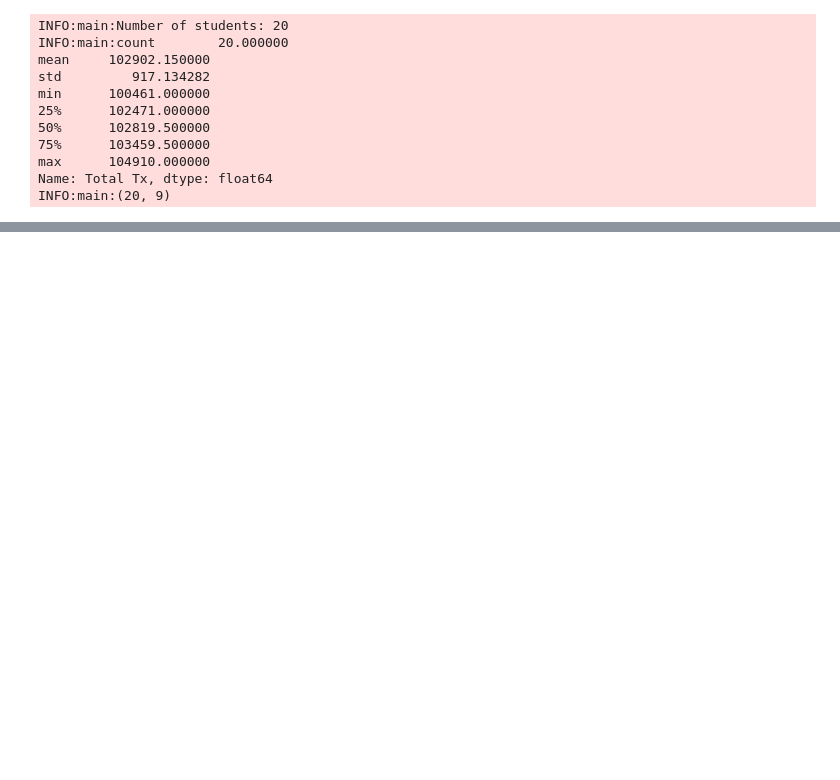
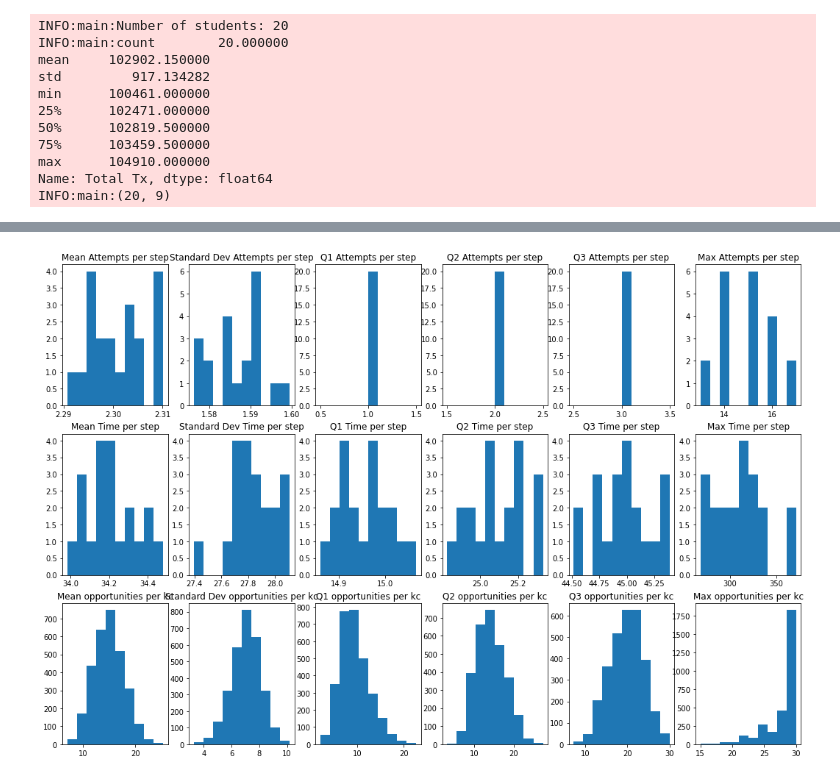
Before and after one commit to stevencdang/MotivSim, a Jupyter notebook: notebooks/SelfEfficacyLearnerTuning.ipynb, the cells around one changed output, grey strips where cells are left out. Cells and saved outputs as stored; diff of their text form; code cells hidden in the pictures; blank space fills up the shorter version.

Commit message:
Student, step, and KC EDA on simulated data

```diff
--- a/notebooks/SelfEfficacyLearnerTuning.ipynb
+++ b/notebooks/SelfEfficacyLearnerTuning.ipynb
@@ -347,8 +353,17 @@ tx.head()
 # %%
 step_stats = tx.groupby(['stu_id', 'unit_id', 'section_id', 'prob_id', 'step_id'])['duration'].agg(['sum', 'count']).reset_index()
-prob_stats = tx.groupby(['stu_id', 'unit_id', 'section_id', 'prob_id'])['duration'].count().reset_index()
-section_stats = step_stats.groupby(['stu_id', 'unit_id', 'section_id'])['sum'].agg(['count', np.mean, np.std])
-unit_stats = step_stats.groupby(['stu_id', 'unit_id'])['sum'].agg(['count', np.mean, np.std])
-kc_stats = tx[['stu_id', 'kc', 'step_id']].unique().groupby(['stu_id', 'kc']).count()
 stu_prob_stats = step_stats.groupby('stu_id')['count'].describe()
 stu_prob_stats.columns = ["Step Attempt %s" % col for col in stu_prob_stats.columns]
+d = step_stats.groupby('stu_id')['sum'].describe()
+d.columns = ["Step Duration %s" % col for col in d.columns]
+stu_prob_stats = pd.concat([stu_prob_stats, d], axis=1)
+stu_prob_stats.head()
+
+kc_stats = tx[['stu_id', 'kc', 'step_id']].unique().groupby(['stu_id', 'kc']).count()
+stu_kc_stats = tx[['stu_id', 'kc', 'step_id']].drop_duplicates().groupby(['stu_id', 'kc']).count().reset_index()
+stu_kc_stats.rename(columns={'step_id': 'kc opportunities'}, inplace=True)
+kc_stats = stu_kc_stats.groupby('kc').describe()
+
+#prob_stats = tx.groupby(['stu_id', 'unit_id', 'section_id', 'prob_id'])['duration'].count().reset_index()
+#section_stats = step_stats.groupby(['stu_id', 'unit_id', 'section_id'])['sum'].agg(['count', np.mean, np.std])
+#unit_stats = step_stats.groupby(['stu_id', 'unit_id'])['sum'].agg(['count', np.mean, np.std])
@@ -362,3 +369,0 @@ kc_stats = stu_kc_stats.groupby('kc').describe()
-# %%
-kc_stats.columns = [" ".join(col) for col in kc_stats.columns]
-#["kc opportunities %s" % col for col in kc_stats.columns]
@@ -412,0 +389,77 @@ tx.head(20)
+# %%
+num_bins = 10
+num_rows = 3
+num_cols = 6
+row_height = 3
+col_width = 3
+plt.figure(figsize=(col_width*num_cols, row_height*num_rows+num_rows))
+
+row = 0
+plt.subplot(num_rows,num_cols,num_cols*row + 1)
+plt.hist(stu_prob_stats['Step Attempt mean'], bins=num_bins)
+plt.title("Mean Attempts per step")
+plt.subplot(num_rows,num_cols,num_cols*row + 2)
+plt.hist(stu_prob_stats['Step Attempt std'], bins=num_bins)
+plt.title("Standard Dev Attempts per step")
+
+
+plt.subplot(num_rows,num_cols,num_cols*row + 3)
+plt.hist(stu_prob_stats['Step Attempt 25%'], bins=num_bins)
+plt.title("Q1 Attempts per step")
+plt.subplot(num_rows,num_cols,num_cols*row + 4)
+plt.hist(stu_prob_stats['Step Attempt 50%'], bins=num_bins)
+plt.title("Q2 Attempts per step")
+plt.subplot(num_rows,num_cols,num_cols*row + 5)
+plt.hist(stu_prob_stats['Step Attempt 75%'], bins=num_bins)
+plt.title("Q3 Attempts per step")
+plt.subplot(num_rows,num_cols,num_cols*row + 6)
+plt.hist(stu_prob_stats['Step Attempt max'], bins=num_bins)
+plt.title("Max Attempts per step")
+
+row = 1
+plt.subplot(num_rows,num_cols,num_cols*row + 1)
+plt.hist(stu_prob_stats['Step Time mean'], bins=num_bins)
+plt.title("Mean Time per step")
+plt.subplot(num_rows,num_cols,num_cols*row + 2)
+plt.hist(stu_prob_stats['Step Time std'], bins=num_bins)
+plt.title("Standard Dev Time per step")
+
+
+plt.subplot(num_rows,num_cols,num_cols*row + 3)
+plt.hist(stu_prob_stats['Step Time 25%'], bins=num_bins)
+plt.title("Q1 Time per step")
+plt.subplot(num_rows,num_cols,num_cols*row + 4)
+plt.hist(stu_prob_stats['Step Time 50%'], bins=num_bins)
+plt.title("Q2 Time per step")
+plt.subplot(num_rows,num_cols,num_cols*row + 5)
+plt.hist(stu_prob_stats['Step Time 75%'], bins=num_bins)
+plt.title("Q3 Time per step")
+plt.subplot(num_rows,num_cols,num_cols*row + 6)
+plt.hist(stu_prob_stats['Step Time max'], bins=num_bins)
+plt.title("Max Time per step")
+
+row = 2
+plt.subplot(num_rows,num_cols,num_cols*row + 1)
+plt.hist(kc_stats['kc opportunities mean'], bins=num_bins)
+plt.title("Mean opportunities per kc")
+plt.subplot(num_rows,num_cols,num_cols*row + 2)
+plt.hist(kc_stats['kc opportunities std'], bins=num_bins)
+plt.title("Standard Dev opportunities per kc")
+
+
+plt.subplot(num_rows,num_cols,num_cols*row + 3)
+plt.hist(kc_stats['kc opportunities 25%'], bins=num_bins)
+plt.title("Q1 opportunities per kc")
+plt.subplot(num_rows,num_cols,num_cols*row + 4)
+plt.hist(kc_stats['kc opportunities 50%'], bins=num_bins)
+plt.title("Q2 opportunities per kc")
+plt.subplot(num_rows,num_cols,num_cols*row + 5)
+plt.hist(kc_stats['kc opportunities 75%'], bins=num_bins)
+plt.title("Q3 opportunities per kc")
+plt.subplot(num_rows,num_cols,num_cols*row + 6)
+plt.hist(kc_stats['kc opportunities max'], bins=num_bins)
+plt.title("Max opportunities per kc")
+
+plt.show()
+# %% [output]
+[figure, added]
```
Also changed, not shown: parts of 15 cells of this notebook.
